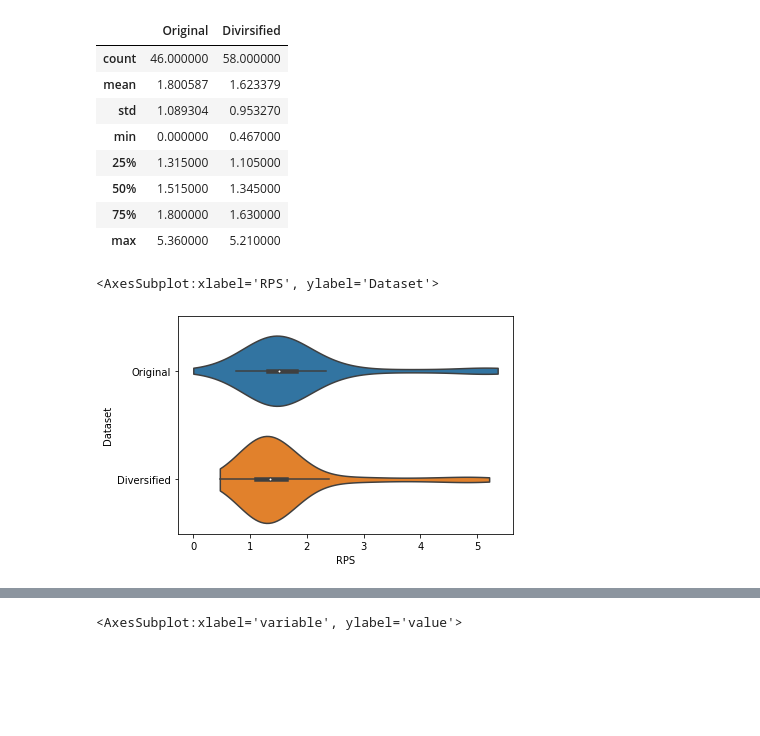
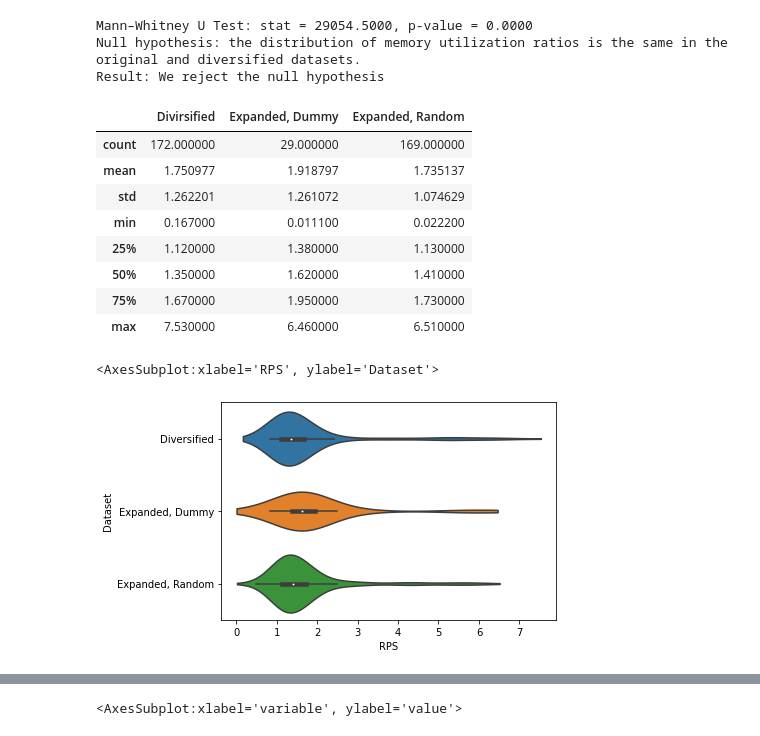
Before and after one commit to fzanart/Socialz, a Jupyter notebook: Data/Results.ipynb, the cells around one changed output, grey strips where cells are left out. Drawn from its saved outputs; the diff is of its cells as text; code cells hidden in the pictures; blank space fills up the shorter version.

```diff
--- a/Data/Results.ipynb
+++ b/Data/Results.ipynb
@@ -11,12 +11,12 @@ def range_data(df, init_time, end_time):
     return df[(df['Time'] >= pd.to_datetime(init_time)) & (df['Time'] <= pd.to_datetime(end_time))]
 # %%
 #Diversified time
-init_time, end_time = '2022-09-27T06:01:00Z','2022-09-27T08:54:00Z'
-d_error_ratio = pd.read_csv('/Users/francisco/Library/CloudStorage/OneDrive-Personal/Uni of Adelaide/Socialz/Socialz/Data/Rsults/Diversified/Error Ratios-data-as-seriestocolumns-2022-09-27 09 38 20.csv', skiprows=1)
-d_memory_util = pd.read_csv('/Users/francisco/Library/CloudStorage/OneDrive-Personal/Uni of Adelaide/Socialz/Socialz/Data/Rsults/Diversified/Memory Utilization-data-2022-09-27 09 37 42.csv', skiprows=1)
-d_rps = pd.read_csv('/Users/francisco/Library/CloudStorage/OneDrive-Personal/Uni of Adelaide/Socialz/Socialz/Data/Rsults/Diversified/RPS - Service Requests per Second-data-2022-09-27 09 39 19.csv', skiprows=1)
-d_latency = pd.read_csv('/Users/francisco/Library/CloudStorage/OneDrive-Personal/Uni of Adelaide/Socialz/Socialz/Data/Rsults/Diversified/Workhorse Latency-data-as-seriestocolumns-2022-09-27 09 39 51.csv',skiprows=1)
-d_saturation = pd.read_csv('/Users/francisco/Library/CloudStorage/OneDrive-Personal/Uni of Adelaide/Socialz/Socialz/Data/Rsults/Diversified/Saturation-data-as-seriestocolumns-2022-09-27 09 38 45.csv', skiprows=1)
+init_time, end_time = '2022-10-28T02:19:10Z','2022-10-28T05:11:59Z'
+d_error_ratio = pd.read_csv('/Users/francisco/Library/CloudStorage/OneDrive-Personal/Uni of Adelaide/Socialz/Socialz/Data/Rsults/Diversified/Error Ratios-data-2022-10-28 05 32 40.csv', skiprows=1)
+d_memory_util = pd.read_csv('/Users/francisco/Library/CloudStorage/OneDrive-Personal/Uni of Adelaide/Socialz/Socialz/Data/Rsults/Diversified/Memory Utilization-data-2022-10-28 05 33 49.csv', skiprows=1)
+d_rps = pd.read_csv('/Users/francisco/Library/CloudStorage/OneDrive-Personal/Uni of Adelaide/Socialz/Socialz/Data/Rsults/Diversified/RPS - Service Requests per Second-data-2022-10-28 05 32 58.csv', skiprows=1)
+d_latency = pd.read_csv('/Users/francisco/Library/CloudStorage/OneDrive-Personal/Uni of Adelaide/Socialz/Socialz/Data/Rsults/Diversified/Workhorse Latency-data-as-seriestocolumns-2022-10-28 05 34 46.csv',skiprows=1)
+d_saturation = pd.read_csv('/Users/francisco/Library/CloudStorage/OneDrive-Personal/Uni of Adelaide/Socialz/Socialz/Data/Rsults/Diversified/Saturation-data-as-seriestocolumns-2022-10-28 05 31 43.csv', skiprows=1)
 
 d_error_ratio = range_data(d_error_ratio, init_time, end_time)
 d_memory_util = range_data(d_memory_util, init_time, end_time)
@@ -56 +54,16 @@ n_latency
+# %%
+# Expanded Random
+
+init_time, end_time = '2022-10-27T22:53:43Z','2022-10-28T01:42:16Z'
+r_error_ratio = pd.read_csv('/Users/francisco/Library/CloudStorage/OneDrive-Personal/Uni of Adelaide/Socialz/Socialz/Data/Rsults/Normal_random/Error Ratios-data-2022-10-28 01 47 50.csv', skiprows=1)
+r_memory_util = pd.read_csv('/Users/francisco/Library/CloudStorage/OneDrive-Personal/Uni of Adelaide/Socialz/Socialz/Data/Rsults/Normal_random/Memory Utilization-data-2022-10-28 01 48 59.csv', skiprows=1)
+r_rps = pd.read_csv('/Users/francisco/Library/CloudStorage/OneDrive-Personal/Uni of Adelaide/Socialz/Socialz/Data/Rsults/Normal_random/RPS - Service Requests per Second-data-2022-10-28 01 48 10.csv', skiprows=1)
+r_latency = pd.read_csv('/Users/francisco/Library/CloudStorage/OneDrive-Personal/Uni of Adelaide/Socialz/Socialz/Data/Rsults/Normal_random/Workhorse Latency-data-as-seriestocolumns-2022-10-28 01 46 58.csv', skiprows=1)
+r_saturation = pd.read_csv('/Users/francisco/Library/CloudStorage/OneDrive-Personal/Uni of Adelaide/Socialz/Socialz/Data/Rsults/Normal_random/Saturation-data-as-seriestocolumns-2022-10-28 01 47 32.csv', skiprows=1)
+
+r_error_ratio = range_data(r_error_ratio, init_time, end_time)
+r_memory_util = range_data(r_memory_util, init_time, end_time)
+r_rps = range_data(r_rps, init_time, end_time)
+r_latency = range_data(r_latency, init_time, end_time)
+r_saturation = range_data(r_saturation, init_time, end_time)
 # %%
@@ -134,27 +177,49 @@ Mann–Whitney U Test: stat = 2373.0000, p-value = 0.0000
 Null hypothesis: the distribution of memory utilization ratios is the same in the original and diversified datasets.
 Result: We reject the null hypothesis
+# %%
+stat, p_value = mannwhitneyu(d_memory_util['Memory utilisation'], r_memory_util['Memory utilisation'])
+print(f'Mann–Whitney U Test: stat = {stat:.4f}, p-value = {p_value:.4f}')
+print('Null hypothesis: the distribution of memory utilization ratios is the same in the original and diversified datasets.')
+if p_value > 0.05:
+    #'Same distribution (fail to reject H0)'
+    print('Result: We do not reject the null hypothesis')
+else:
+    #'Different distribution, (reject H0)'
+    print('Result: We reject the null hypothesis')
+# %% [output]
+Mann–Whitney U Test: stat = 29054.5000, p-value = 0.0000
+Null hypothesis: the distribution of memory utilization ratios is the same in the original and diversified datasets.
+Result: We reject the null hypothesis
 # %%
-n_rps.columns = ['Time', 'RPS']
+# Requests per second (RPS)
+# Rename columns
+
+#n_rps.columns = ['Time', 'RPS']
 d_rps.columns = ['Time', 'RPS']
-rps = pd.concat([n_rps['RPS'].describe(), d_rps['RPS'].describe()],axis=1)
-rps.columns= ['Original', 'Divirsified']
+e_rps.columns = ['Time', 'RPS']
+r_rps.columns = ['Time', 'RPS']
+rps = pd.concat([d_rps['RPS'].describe(), e_rps['RPS'].describe(), r_rps['RPS'].describe()],axis=1)
+rps.columns= ['Divirsified', 'Expanded, Dummy', 'Expanded, Random']
 rps
 # %% [output]
-|  | Original | Divirsified |
-| count | 46.000000 | 58.000000 |
-| mean | 1.800587 | 1.623379 |
-| std | 1.089304 | 0.953270 |
-| min | 0.000000 | 0.467000 |
-| 25% | 1.315000 | 1.105000 |
-| 50% | 1.515000 | 1.345000 |
-| 75% | 1.800000 | 1.630000 |
-| max | 5.360000 | 5.210000 |
+|  | Divirsified | Expanded, Dummy | Expanded, Random |
+| count | 172.000000 | 29.000000 | 169.000000 |
+| mean | 1.750977 | 1.918797 | 1.735137 |
+| std | 1.262201 | 1.261072 | 1.074629 |
+| min | 0.167000 | 0.011100 | 0.022200 |
+| 25% | 1.120000 | 1.380000 | 1.130000 |
+| 50% | 1.350000 | 1.620000 | 1.410000 |
+| 75% | 1.670000 | 1.950000 | 1.730000 |
+| max | 7.530000 | 6.460000 | 6.510000 |
 # %%
-n_rps['Dataset'] = 'Original'
+# add column 'Dataset' to diferenciate experiments.
+#n_rps['Dataset'] = 'Original'
 d_rps['Dataset'] = 'Diversified'
-data = pd.concat([n_rps, d_rps])
+e_rps['Dataset'] = 'Expanded, Dummy'
+r_rps['Dataset'] = 'Expanded, Random'
+data = pd.concat([n_rps, d_rps, e_rps, r_rps])
 sns.violinplot(x='RPS', y='Dataset', data=data, cut=0)
 # %% [output]
 <AxesSubplot:xlabel='RPS', ylabel='Dataset'>
-[figure, old version]
+[figure, new version]
 # %%
```
Also changed, not shown: parts of 25 cells of this notebook.
